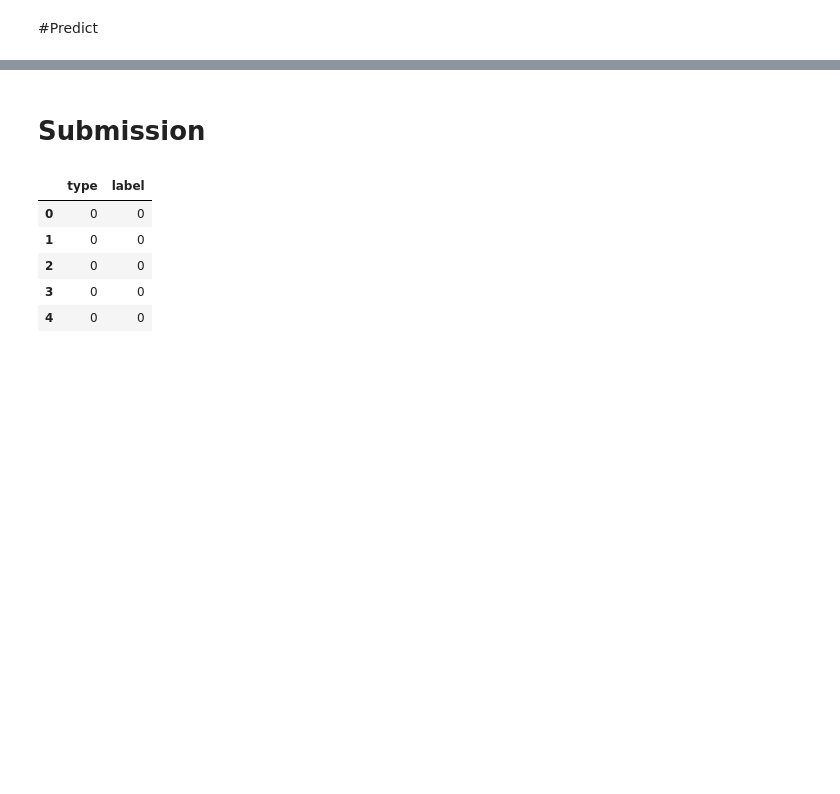
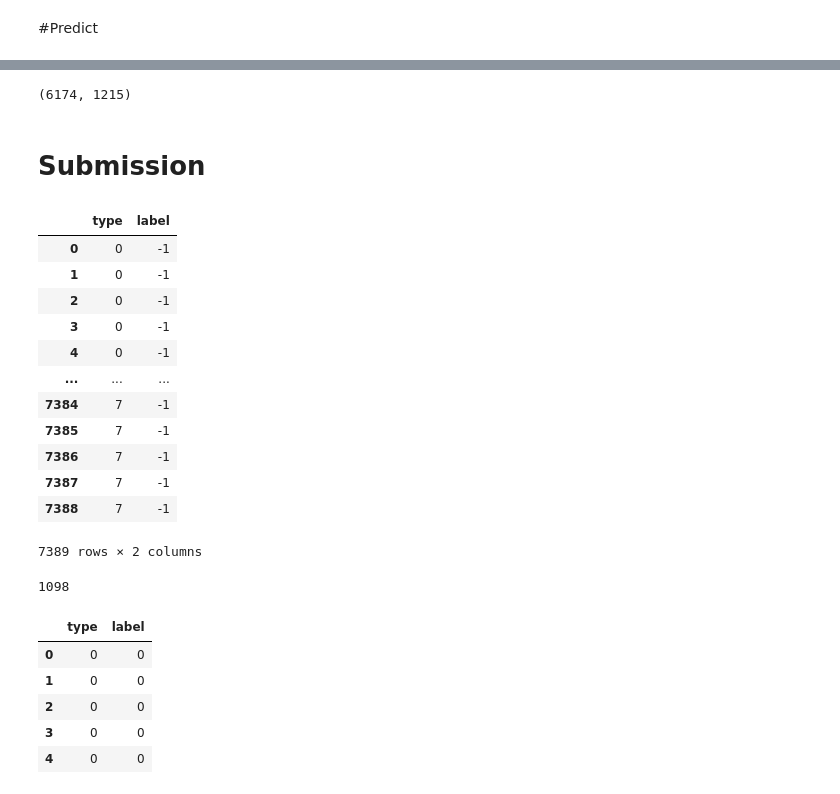
Before and after one commit to kseun11/AI_SPARK_Challenge_2023, a Jupyter notebook: 권석원/test.ipynb, the cells around one changed output, grey strips where cells are left out. Cells and saved outputs as stored; diff of their text form; code cells hidden in the pictures; blank space fills up the shorter version.

```diff
--- a/권석원/test.ipynb
+++ b/권석원/test.ipynb
@@ -170,0 +300,4 @@ list(preds).count(0),list(preds).count(1)
+# %%
+list(submit['label']).count(0), list(submit['label']).count(1)
+# %% [output]
+(6174, 1215)
@@ -172,6 +307,26 @@ list(preds).count(0),list(preds).count(1)
 # Submission
 # %%
 submit = pd.read_csv('/content/drive/MyDrive/Colab Notebooks/AI_SPARK/Data/answer_sample.csv')
+# %%
+submit
+# %% [output]
+|  | type | label |
+| 0 | 0 | -1 |
+| 1 | 0 | -1 |
+| 2 | 0 | -1 |
+| 3 | 0 | -1 |
+| 4 | 0 | -1 |
+| ... | ... | ... |
+| 7384 | 7 | -1 |
+| 7385 | 7 | -1 |
+| 7386 | 7 | -1 |
+| 7387 | 7 | -1 |
+| 7388 | 7 | -1 |
+7389 rows × 2 columns
+# %%
+list(submit['type']).count(2)
+# %% [output]
+1098
 # %%
 submit['label'] = preds
 submit.head()
```
Also changed, not shown: parts of 26 cells of this notebook, 10 other files.
